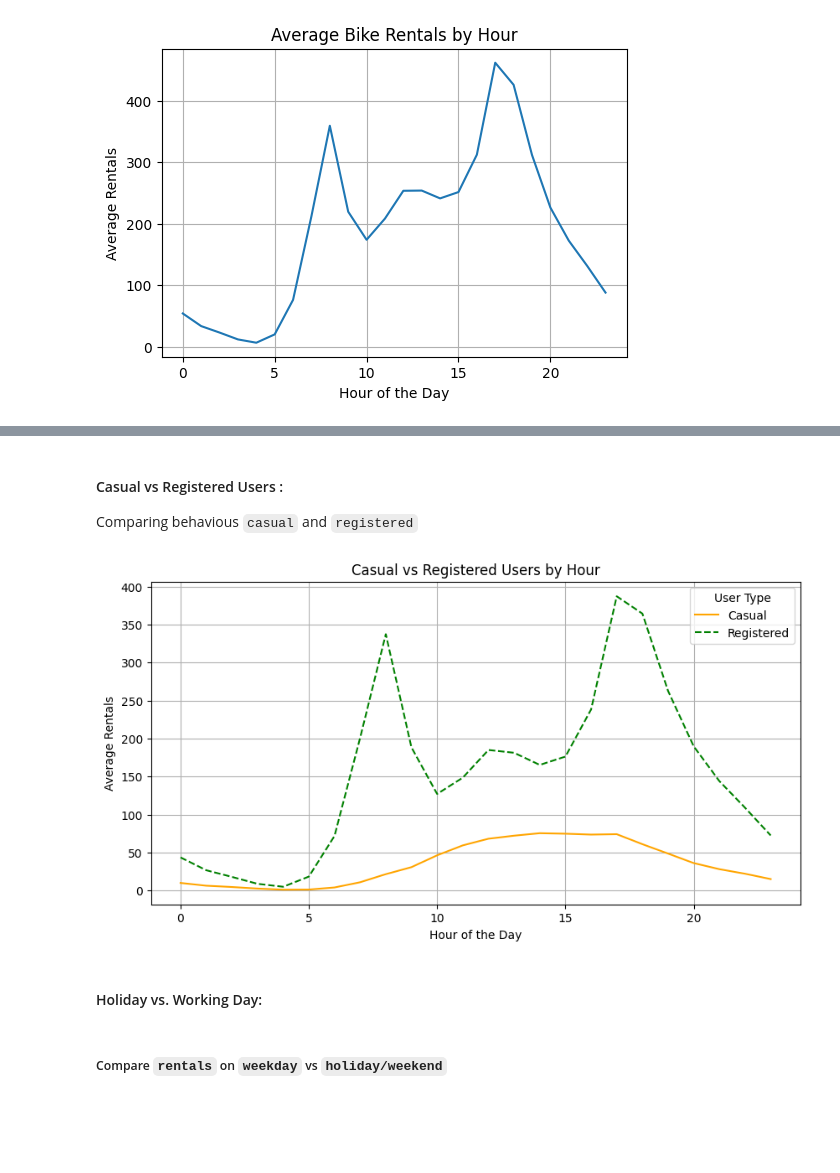
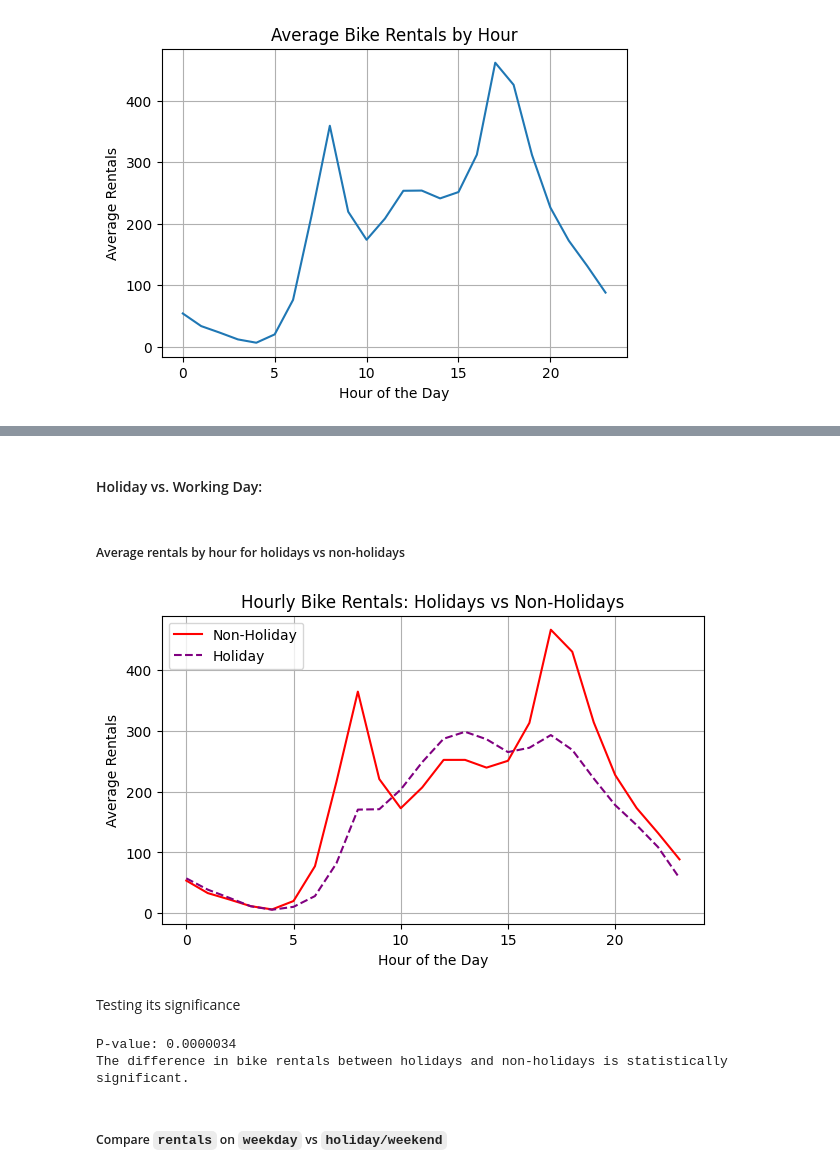
Before and after one commit to OmSingh2005/Bike-Rental-Trends-and-Forecasting, a Jupyter notebook: src/project.ipynb, the cells around one changed output, grey strips where cells are left out. Drawn from its saved outputs; the diff is of its cells as text; code cells hidden in the pictures; blank space fills up the shorter version.

```diff
--- a/src/project.ipynb
+++ b/src/project.ipynb
@@ -188,25 +145,38 @@ plt.show()
-# %% [markdown]
-#### Casual vs Registered Users :
-Comparing behavious `casual` and `registered`
-# %%
-
-# Plot casual vs registered users by hour
-hourly_data = datat.groupby(time)[['casual', 'registered']].mean()
-
-plt.figure(figsize=(10, 5))
-sns.lineplot(x=hourly_data.index, y=hourly_data['casual'], label='Casual', linestyle='-', color='orange')
-sns.lineplot(x=hourly_data.index, y=hourly_data['registered'], label='Registered', linestyle='--', color='green')
-
-plt.title('Casual vs Registered Users by Hour')
-plt.xlabel('Hour of the Day')
-plt.ylabel('Average Rentals')
-plt.legend(title='User Type')
-plt.grid()
-plt.show()
-# %% [output]
-[figure, removed]
 # %% [markdown]
 #### Holiday vs. Working Day:
+# %% [markdown]
+##### Average rentals by hour for holidays vs non-holidays
+# %%
+hourly_holiday = datat.groupby(['hr', 'holiday'])['cnt'].mean().reset_index()
+plt.figure(figsize=(7, 4))
+sns.lineplot(x='hr', y='cnt', data=hourly_holiday[hourly_holiday['holiday'] == 0], color='red', label='Non-Holiday', linestyle='-')
+sns.lineplot(x='hr', y='cnt', data=hourly_holiday[hourly_holiday['holiday'] == 1], color='purple', label='Holiday', linestyle='--')
+
+plt.title('Hourly Bike Rentals: Holidays vs Non-Holidays')
+plt.xlabel('Hour of the Day')
+plt.ylabel('Average Rentals')
+plt.legend()  # Let Seaborn handle the legend automatically
+plt.grid()
+plt.show()
+# %% [output]
+[figure, added]
+# %% [markdown]
+Testing its significance
+# %%
+holiday_rentals = datat[datat['holiday'] == 1]['cnt']
+non_holiday_rentals = datat[datat['holiday'] == 0]['cnt']
+
+t_stat, p_value = ttest_ind(holiday_rentals, non_holiday_rentals, equal_var=False)
+print(f"P-value: {p_value:.7f}")
+
+# what is understood
+if p_value < 0.05:
+    print("The difference in bike rentals between holidays and non-holidays is statistically significant.")
+else:
+    print("The difference in bike rentals between holidays and non-holidays is not statistically significant.")
+# %% [output]
+P-value: 0.0000034
+The difference in bike rentals between holidays and non-holidays is statistically significant.
 # %% [markdown]
 ##### Compare `rentals` on `weekday` vs `holiday/weekend`
 # %%
```
Also changed, not shown: parts of 25 cells of this notebook, 1 other file.
